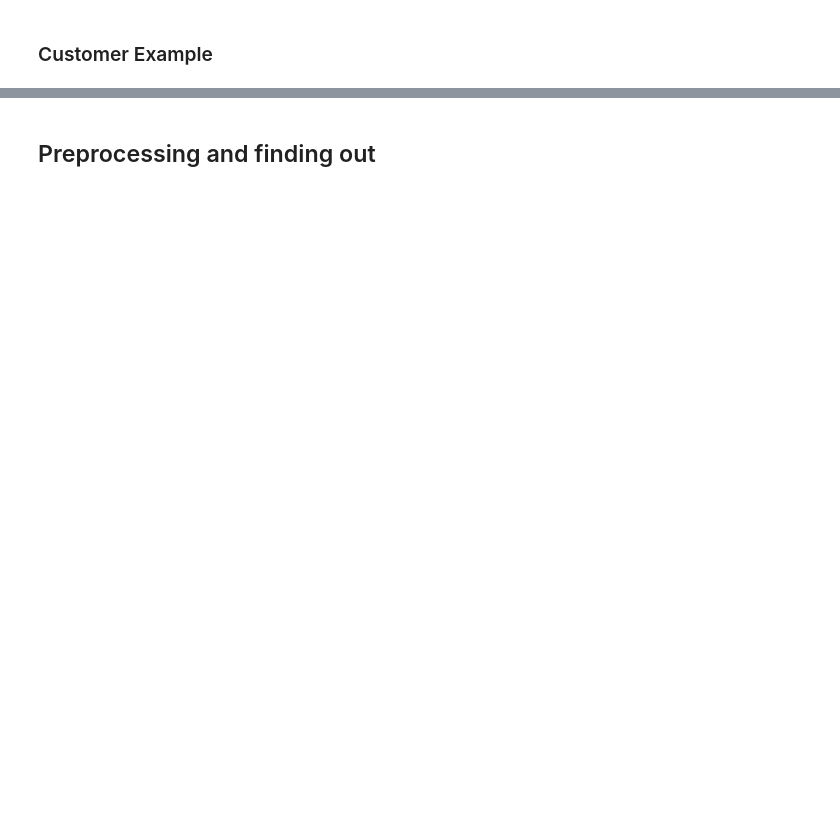
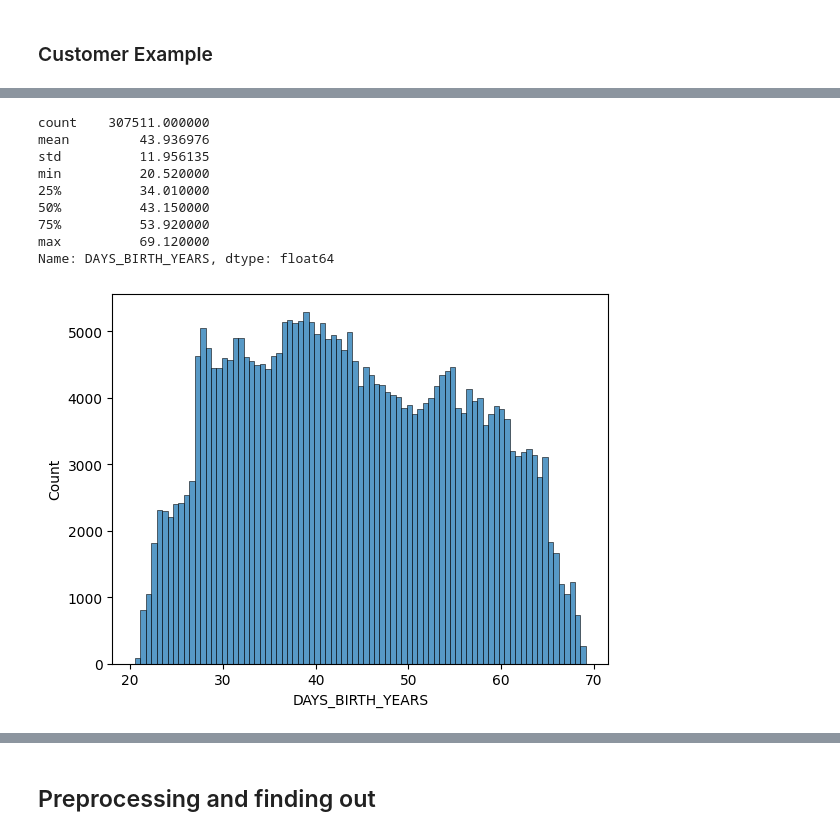
Before and after one commit to SumitM0432/Credit-Default-Risk-Prediction, a Jupyter notebook: Testing the Data.ipynb, the cells around one changed output, grey strips where cells are left out. Cells and saved outputs as stored; diff of their text form; code cells hidden in the pictures; blank space fills up the shorter version.

```diff
--- a/Testing the Data.ipynb
+++ b/Testing the Data.ipynb
@@ -206,0 +430,14 @@ sdf_bureau.filter(F.col('SK_ID_CURR') == 380361)\
+# %%
+sns.histplot(df_train, x = 'DAYS_BIRTH_YEARS')
+print (df_train['DAYS_BIRTH_YEARS'].describe())
+# %% [output]
+count    307511.000000
+mean         43.936976
+std          11.956135
+min          20.520000
+25%          34.010000
+50%          43.150000
+75%          53.920000
+max          69.120000
+Name: DAYS_BIRTH_YEARS, dtype: float64
+[figure, added]
```
Also changed, not shown: parts of 64 cells of this notebook, 1 other file.
